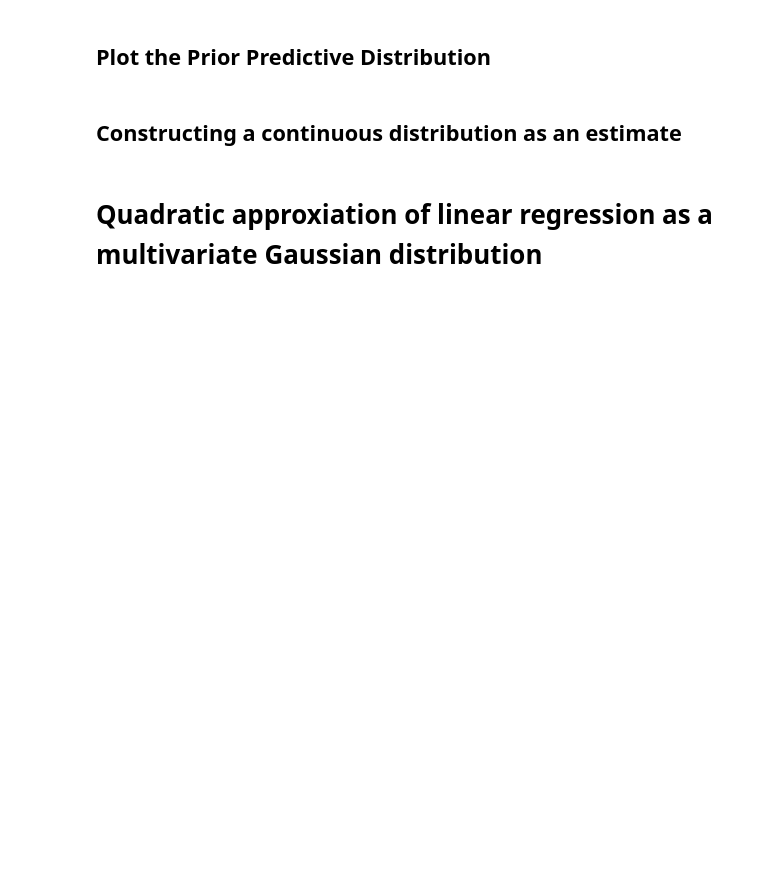
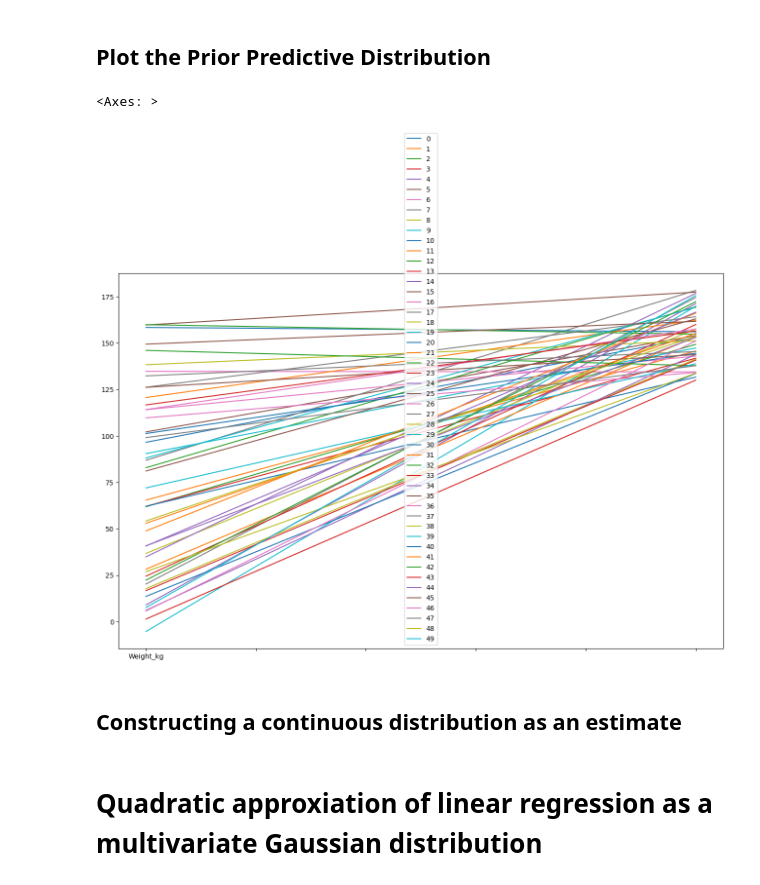
Before and after one commit to statistactics/stats-redo, a Jupyter notebook: Practice Exercises/Ex2_Geocentric Models.ipynb, the cells around one changed output. Cells and saved outputs as stored; diff of their text form; code cells hidden in the pictures; blank space fills up the shorter version.

```diff
--- a/Practice Exercises/Ex2_Geocentric Models.ipynb
+++ b/Practice Exercises/Ex2_Geocentric Models.ipynb
@@ -91,11 +91,14 @@ scale = high - low
 
 # Sigma (standard distribution of weight) should be positive
 # %%
-weights_list = []
+coord_list = []
 
-for i in range(1000):
+for _ in range(1000):
     alpha_sample = stats.norm.rvs(0, 10)
     beta_sample = stats.uniform.rvs(loc = low, scale = scale)
+    sigma_sample = stats.uniform.rvs(loc = low, scale = 10)
 
+    # print(alpha_sample, beta_sample, sigma_sample)
     # Generate a predefined list
+    coord_list.append(sim_weight(1, beta_sample, sigma_sample, alpha_sample)[0])
     # temp_weight = alpha_sample`` + beta_sample*
@@ -105,0 +105,2 @@ for i in range(1000):
+# %%
+priors_df = pd.DataFrame(coord_list, columns = ['Weight_kg', 'Height_cm'])
@@ -106,5 +123,10 @@ for i in range(1000):
 # %% [markdown]
 ## Plot the Prior Predictive Distribution
+# %%
+priors_df.head(50).T.plot(kind = "line", figsize = (16,10))
+# %% [output]
+<Axes: >
+[figure, added]
 # %% [markdown]
 ## Constructing a continuous distribution as an estimate
 # %% [markdown]
```
Also changed, not shown: parts of 5 cells of this notebook.
